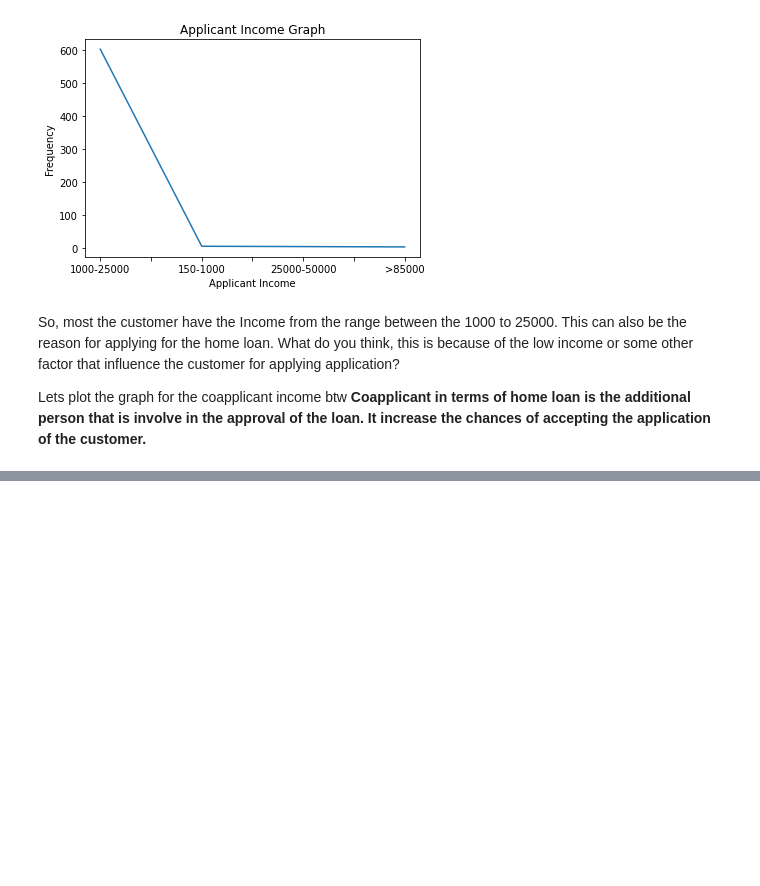
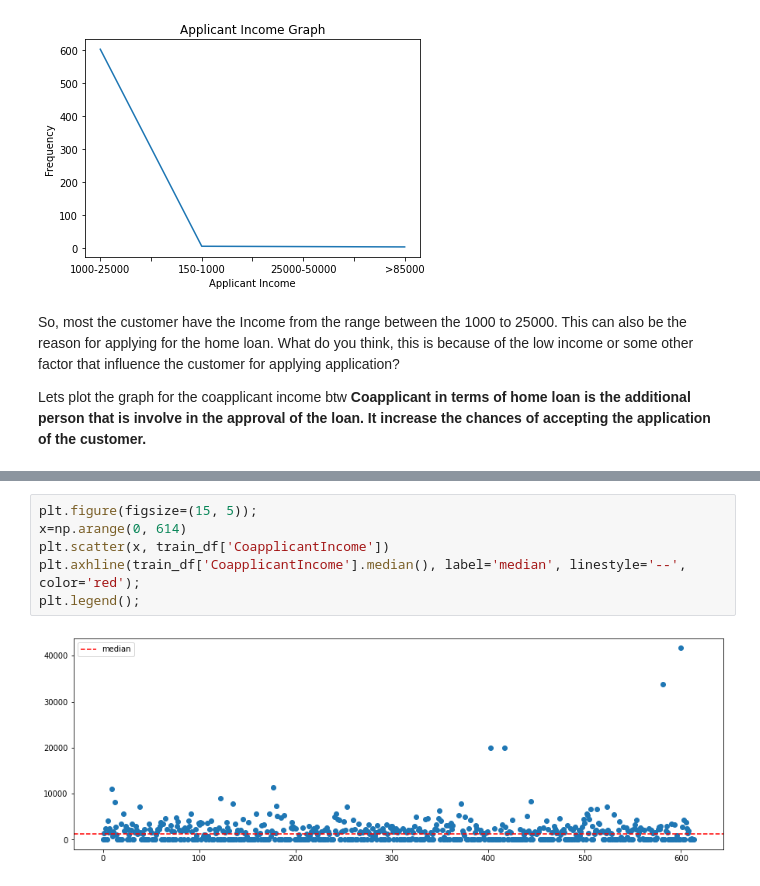
Before and after one commit to abhishek-vaish/home-loan-prediction, a Jupyter notebook: Home_Loan_Prediction.ipynb, the cells around one changed output, grey strips where cells are left out. Drawn from its saved outputs; the diff is of its cells as text; blank space fills up the shorter version.

```diff
--- a/Home_Loan_Prediction.ipynb
+++ b/Home_Loan_Prediction.ipynb
@@ -240,0 +255,8 @@ Lets plot the graph for the coapplicant income btw **Coapplicant in terms of hom
+# %%
+plt.figure(figsize=(15, 5));
+x=np.arange(0, 614)
+plt.scatter(x, train_df['CoapplicantIncome'])
+plt.axhline(train_df['CoapplicantIncome'].median(), label='median', linestyle='--', color='red');
+plt.legend();
+# %% [output]
+[figure, added]
```
Also changed, not shown: parts of 12 cells of this notebook.
